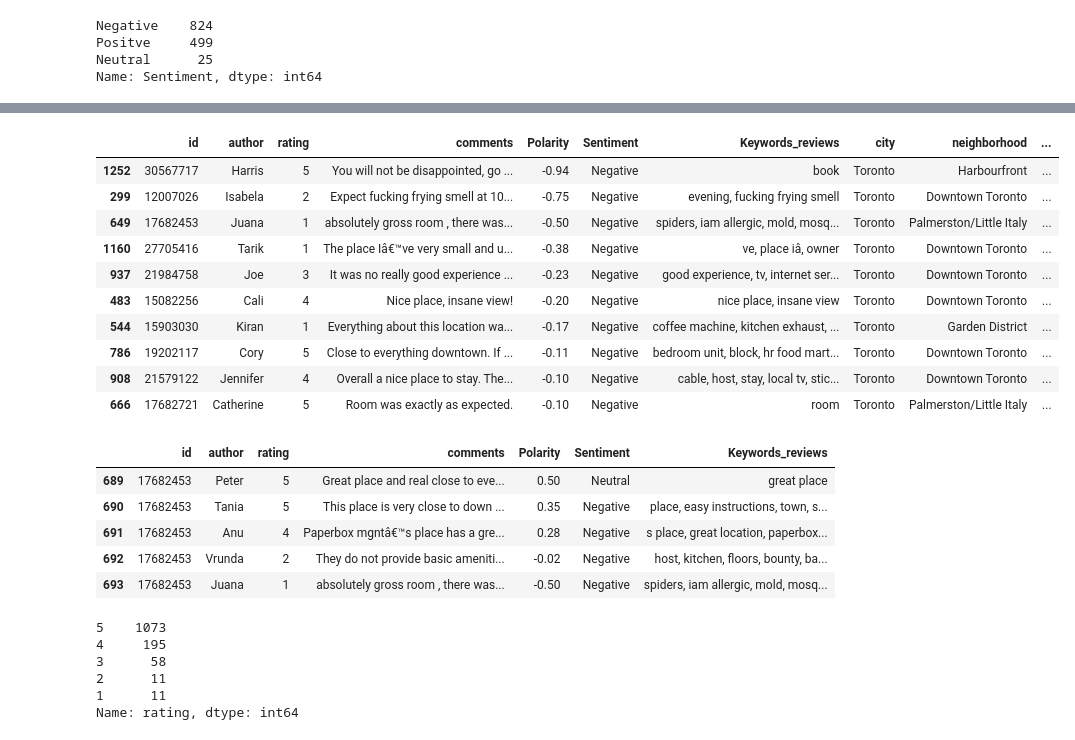
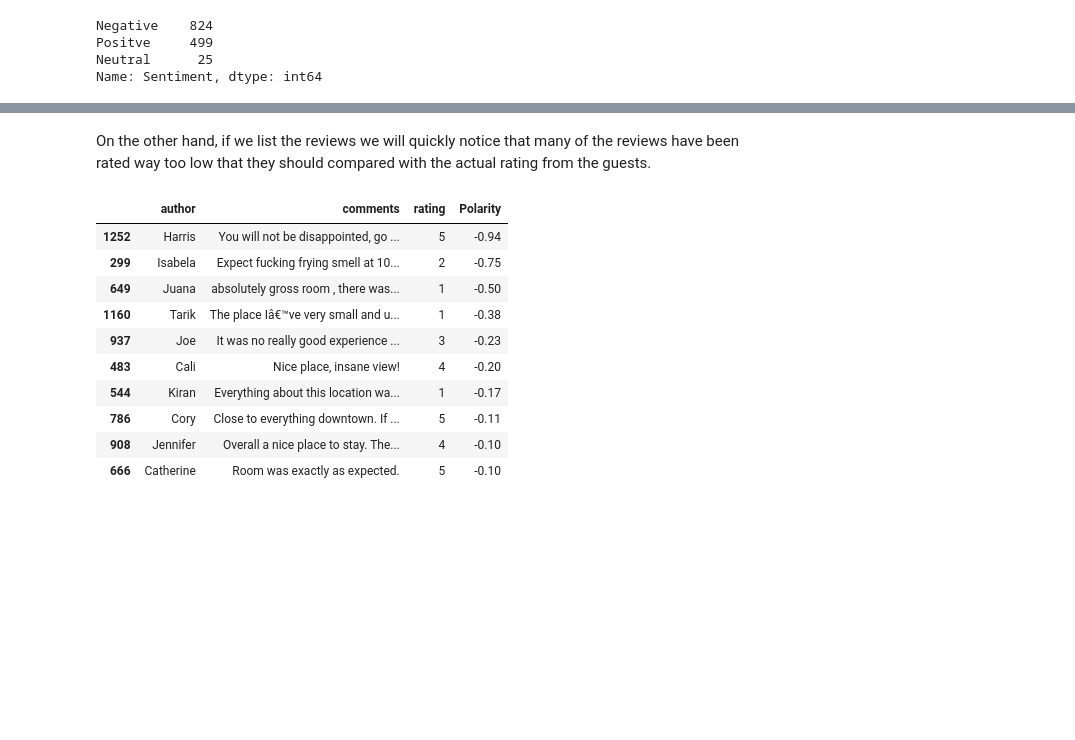
Before and after one commit to C-milo/SDM_FinalProject, a Jupyter notebook: airbnb_analysis.ipynb, the cells around one changed output, grey strips where cells are left out. Drawn from its saved outputs; the diff is of its cells as text; code cells hidden in the pictures; blank space fills up the shorter version.

```diff
--- a/airbnb_analysis.ipynb
+++ b/airbnb_analysis.ipynb
@@ -452,32 +452,16 @@ Text(0.5, 1.0, 'Polarity vs Foreground Color')
+# %% [markdown]
+On the other hand, if we list the reviews we will quickly notice that many of the reviews have been rated way too low that they should compared with the actual rating from the guests.
 # %%
-common.loc[common['Polarity'] < 0].sort_values(by='Polarity').head(10)
+common.loc[common['Polarity'] < 0].sort_values(by='Polarity').head(10)[['author','comments','rating','Polarity']]
 # %% [output]
-|  | id | author | rating | comments | Polarity | Sentiment | Keywords_reviews | city | neighborhood | ... |
-| 1252 | 30567717 | Harris | 5 | You will not be disappointed, go ... | -0.94 | Negative | book | Toronto | Harbourfront | ... |
-| 299 | 12007026 | Isabela | 2 | Expect fucking frying smell at 10... | -0.75 | Negative | evening, fucking frying smell | Toronto | Downtown Toronto | ... |
-| 649 | 17682453 | Juana | 1 | absolutely gross room , there was... | -0.50 | Negative | spiders, iam allergic, mold, mosq... | Toronto | Palmerston/Little Italy | ... |
-| 1160 | 27705416 | Tarik | 1 | The place Iâ€™ve very small and u... | -0.38 | Negative | ve, place iâ, owner | Toronto | Downtown Toronto | ... |
-| 937 | 21984758 | Joe | 3 | It was no really good experience ... | -0.23 | Negative | good experience, tv, internet ser... | Toronto | Downtown Toronto | ... |
-| 483 | 15082256 | Cali | 4 | Nice place, insane view! | -0.20 | Negative | nice place, insane view | Toronto | Downtown Toronto | ... |
-| 544 | 15903030 | Kiran | 1 | Everything about this location wa... | -0.17 | Negative | coffee machine, kitchen exhaust, ... | Toronto | Garden District | ... |
-| 786 | 19202117 | Cory | 5 | Close to everything downtown. If ... | -0.11 | Negative | bedroom unit, block, hr food mart... | Toronto | Downtown Toronto | ... |
-| 908 | 21579122 | Jennifer | 4 | Overall a nice place to stay. The... | -0.10 | Negative | cable, host, stay, local tv, stic... | Toronto | Downtown Toronto | ... |
-| 666 | 17682721 | Catherine | 5 | Room was exactly as expected. | -0.10 | Negative | room | Toronto | Palmerston/Little Italy | ... |
+|  | author | comments | rating | Polarity |
+| 1252 | Harris | You will not be disappointed, go ... | 5 | -0.94 |
+| 299 | Isabela | Expect fucking frying smell at 10... | 2 | -0.75 |
+| 649 | Juana | absolutely gross room , there was... | 1 | -0.50 |
+| 1160 | Tarik | The place Iâ€™ve very small and u... | 1 | -0.38 |
+| 937 | Joe | It was no really good experience ... | 3 | -0.23 |
+| 483 | Cali | Nice place, insane view! | 4 | -0.20 |
+| 544 | Kiran | Everything about this location wa... | 1 | -0.17 |
+| 786 | Cory | Close to everything downtown. If ... | 5 | -0.11 |
+| 908 | Jennifer | Overall a nice place to stay. The... | 4 | -0.10 |
+| 666 | Catherine | Room was exactly as expected. | 5 | -0.10 |
-# %%
-reviews.loc[reviews.id == 17682453]
-# %% [output]
-|  | id | author | rating | comments | Polarity | Sentiment | Keywords_reviews |
-| 689 | 17682453 | Peter | 5 | Great place and real close to eve... | 0.50 | Neutral | great place |
-| 690 | 17682453 | Tania | 5 | This place is very close to down ... | 0.35 | Negative | place, easy instructions, town, s... |
-| 691 | 17682453 | Anu | 4 | Paperbox mgntâ€™s place has a gre... | 0.28 | Negative | s place, great location, paperbox... |
-| 692 | 17682453 | Vrunda | 2 | They do not provide basic ameniti... | -0.02 | Negative | host, kitchen, floors, bounty, ba... |
-| 693 | 17682453 | Juana | 1 | absolutely gross room , there was... | -0.50 | Negative | spiders, iam allergic, mold, mosq... |
-# %%
-reviews.rating.value_counts()
-# %% [output]
-5    1073
-4     195
-3      58
-2      11
-1      11
-Name: rating, dtype: int64
```
Also changed, not shown: parts of 19 cells of this notebook.
